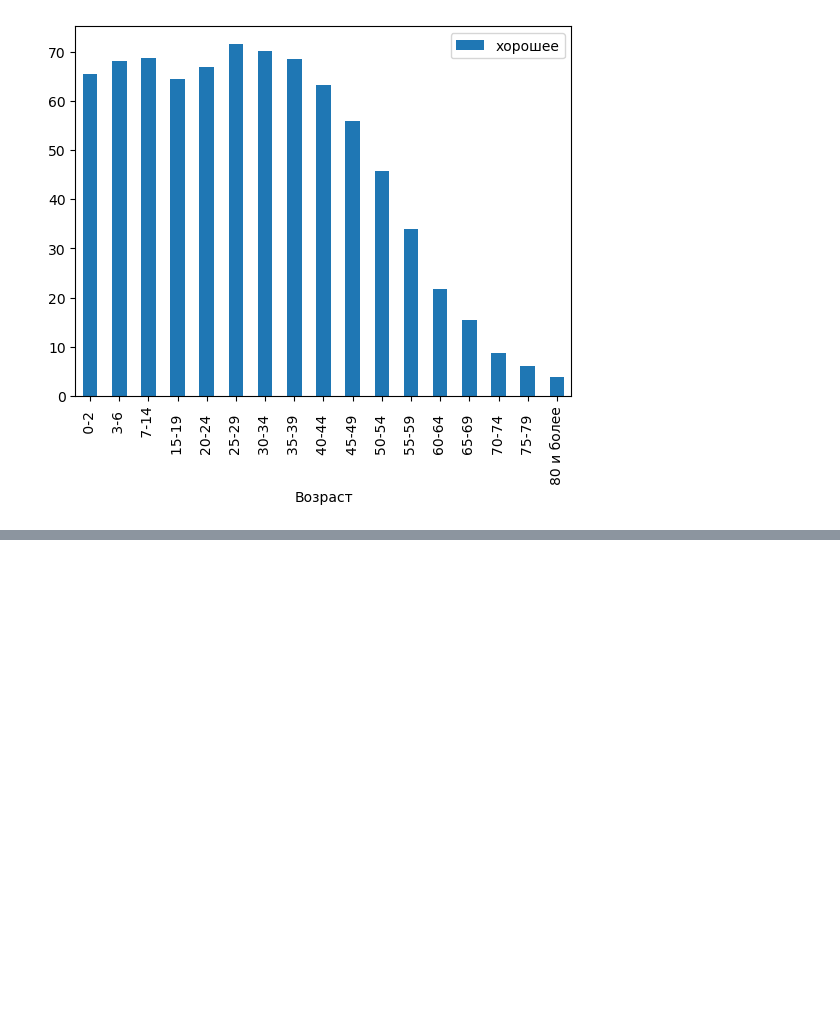
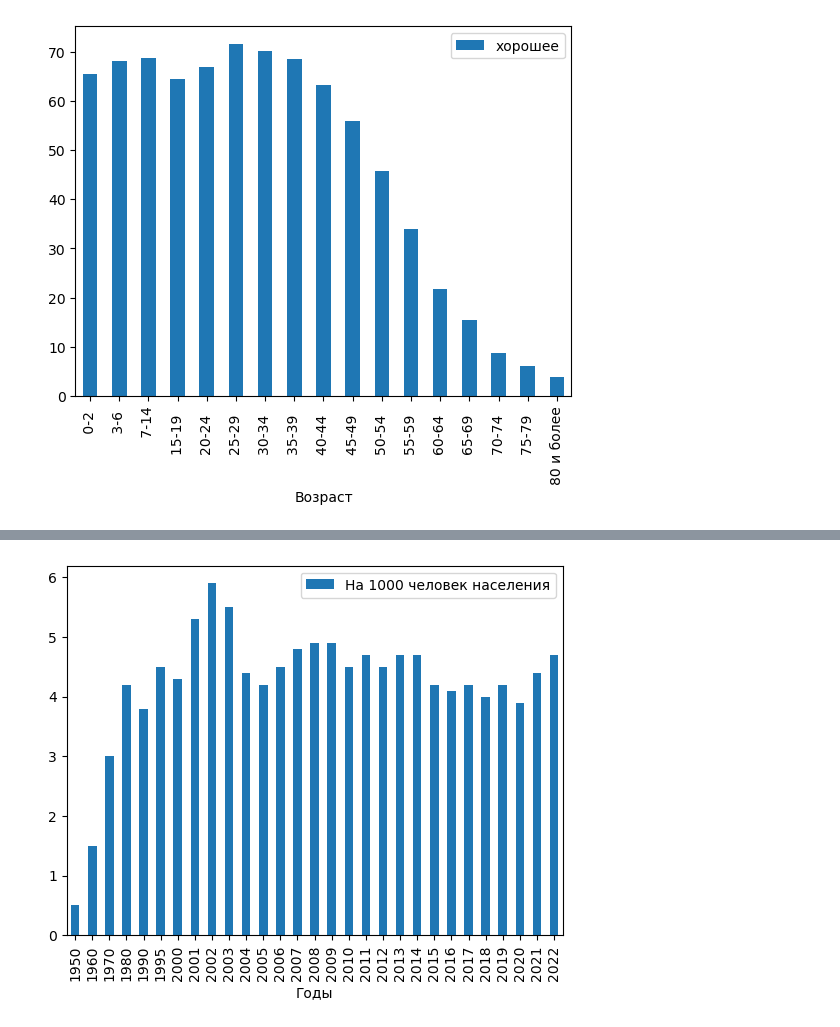
Before and after one commit to nrww/LR1-TViSvMO, a Jupyter notebook: ЛР 1 ТВиСвМО.ipynb, the cells around one changed output, grey strips where cells are left out. Saved outputs shown, nothing was run; the diff lists cells and outputs as text; code cells hidden in the pictures; blank space fills up the shorter version.

```diff
--- a/ЛР 1 ТВиСвМО.ipynb
+++ b/ЛР 1 ТВиСвМО.ipynb
@@ -157,0 +166,4 @@ plt.show()
+# %%
+df_divorced = pd.read_excel('./demo32_2022 (1).xls', skiprows=2)
+
+df_divorced
@@ -157,0 +188,5 @@ plt.show()
+# %%
+df_divorced.plot(x = 0, y = 2,kind = 'bar')
+plt.show()
+# %% [output]
+[figure, added]
```
Also changed, not shown: parts of 7 cells of this notebook, 3 other files.
